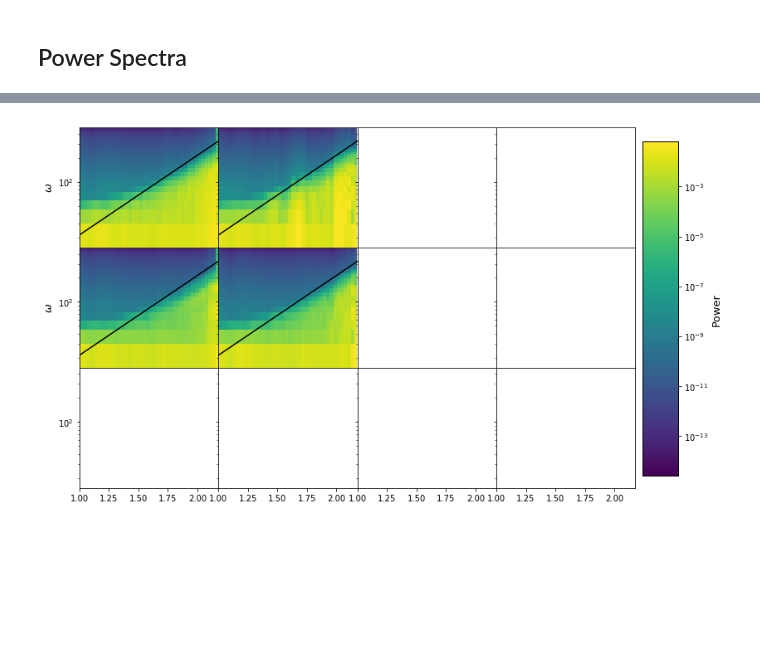
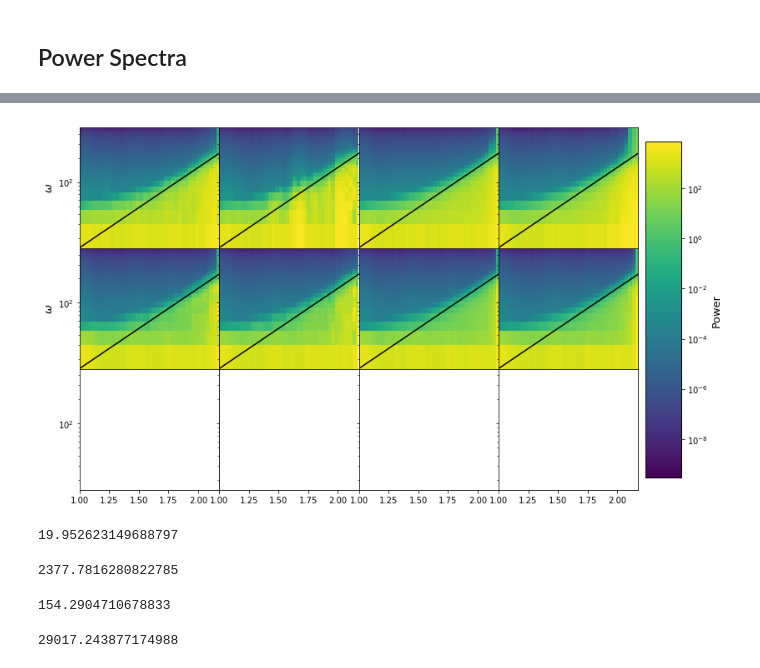
Before and after one commit to steven-murray/point_source_simulator, a Jupyter notebook: devel/ray_bolger/plots.ipynb, the cells around one changed output, grey strips where cells are left out. Drawn from its saved outputs; the diff is of its cells as text; code cells hidden in the pictures; blank space fills up the shorter version.

```diff
--- a/devel/ray_bolger/plots.ipynb
+++ b/devel/ray_bolger/plots.ipynb
@@ -150,36 +182,57 @@ numerical_spokes_log_4_10.01000_10.00_150.00_40_32_40.00_500.00_150_blackman_10_
 numerical_spokes_log_4_10.0256_10.00_150.00_40_32_40.00_500.00_150_blackman_10_1.5.h5
 # %%
-filename_template = "outputs/numerical_{kind}_{log}_{nspokes}_10.0{n_ant}_10.00_150.00_40_32_40.00_500.00_150_blackman_10_1.5.h5"
+filename_template = "outputs/numerical_{kind}_{log}_{nspokes}_10.0{n_ant}_10.00_150.00_40_32_40.00_500.00_150_blackman_10_1.5_2.0_1000.0.h5"
+filename_template2 = "outputs/numerical_{kind}_{shape}{n_ant}_10.00_150.00_40_32_40.00_500.00_150_blackman_10_1.5_2.0_1000.0.h5"
 # %%
 fig, ax = plt.subplots(
     3, 4, figsize=(12,8), sharex=True, sharey=True,
     gridspec_kw={"hspace":0, "wspace":0}
 )
 
 
 power = []
 with h5py.File(filename_template.format(kind="spokes",log="lin",n_ant=256, nspokes=3), 'r') as f:
     omega = f['omega'][...]
     power += [np.mean(f['power'][...], axis=0)]
     u = f['u'][...]
 
 with h5py.File(filename_template.format(kind="spokes",log="lin",n_ant=1000, nspokes=3), 'r') as f:
     power += [np.mean(f['power'][...], axis=0)]
 
 with h5py.File(filename_template.format(kind="spokes",log="log",n_ant=256, nspokes=4), 'r') as f:
     power += [np.mean(f['power'][...], axis=0)]
 
 with h5py.File(filename_template.format(kind="spokes",log="log",n_ant=1000, nspokes=4), 'r') as f:
     power += [np.mean(f['power'][...], axis=0)]
 
+with h5py.File(filename_template2.format(kind="filled_circle",shape="0.0", n_ant=256, nspokes=4), 'r') as f:
+    power += [np.mean(f['power'][...], axis=0)]
+
+with h5py.File(filename_template2.format(kind="filled_circle",shape="0.0",n_ant=1000, nspokes=4), 'r') as f:
+    power += [np.mean(f['power'][...], axis=0)]
+
+with h5py.File(filename_template2.format(kind="filled_circle",shape="1.0", n_ant=256, nspokes=4), 'r') as f:
+    power += [np.mean(f['power'][...], axis=0)]
+
+with h5py.File(filename_template2.format(kind="filled_circle",shape="1.0",n_ant=1000, nspokes=4), 'r') as f:
+    power += [np.mean(f['power'][...], axis=0)]
+
 vmin = np.min(power)
 vmax = np.max(power)
 
 kw = dict(omega_is_logscale=False, lognorm=True, horizon_line=1, vmin=vmin, vmax=vmax)
 
 plot_power(power[0].T, u, omega, fig=fig, ax=ax[0,0], xlabel=False, **kw)
 plot_power(power[1].T, u, omega, fig=fig, ax=ax[1,0], xlabel=False, **kw)
 plot_power(power[2].T, u, omega, fig=fig, ax=ax[0,1], xlabel=False, ylabel=False, **kw)
 plot_power(power[3].T, u, omega, fig=fig, ax=ax[1,1], xlabel=False, ylabel=False, **kw);
+plot_power(power[4].T, u, omega, fig=fig, ax=ax[0,2], xlabel=False, ylabel=False, **kw)
+plot_power(power[5].T, u, omega, fig=fig, ax=ax[1,2], xlabel=False, ylabel=False, **kw);
+plot_power(power[6].T, u, omega, fig=fig, ax=ax[0,3], xlabel=False, ylabel=False, **kw)
+plot_power(power[7].T, u, omega, fig=fig, ax=ax[1,3], xlabel=False, ylabel=False, **kw);
 # %% [output]
-[figure, old version]
+[figure, new version]
+# %%
+10**1.3
+# %% [output]
+19.952623149688797
@@ -185,0 +253,12 @@ plot_power(power[3].T, u, omega, fig=fig, ax=ax[1,1], xlabel=False, ylabel=False
+# %%
+Rmax
+# %% [output]
+2377.7816280822785
+# %%
+n
+# %% [output]
+154.2904710678833
+# %%
+2*np.pi*Rmax / 2
+# %% [output]
+29017.243877174988
```
Also changed, not shown: parts of 7 cells of this notebook, 7 other files.
